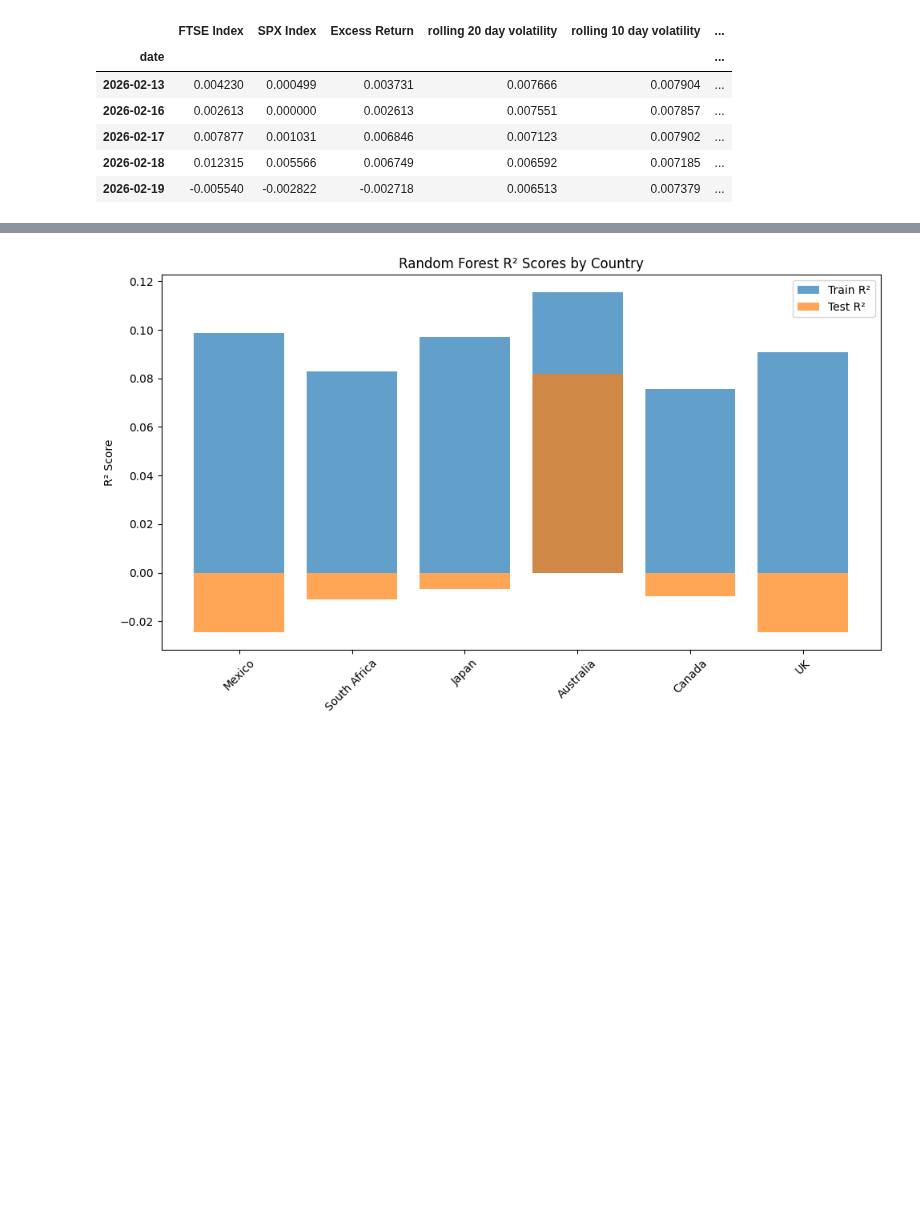
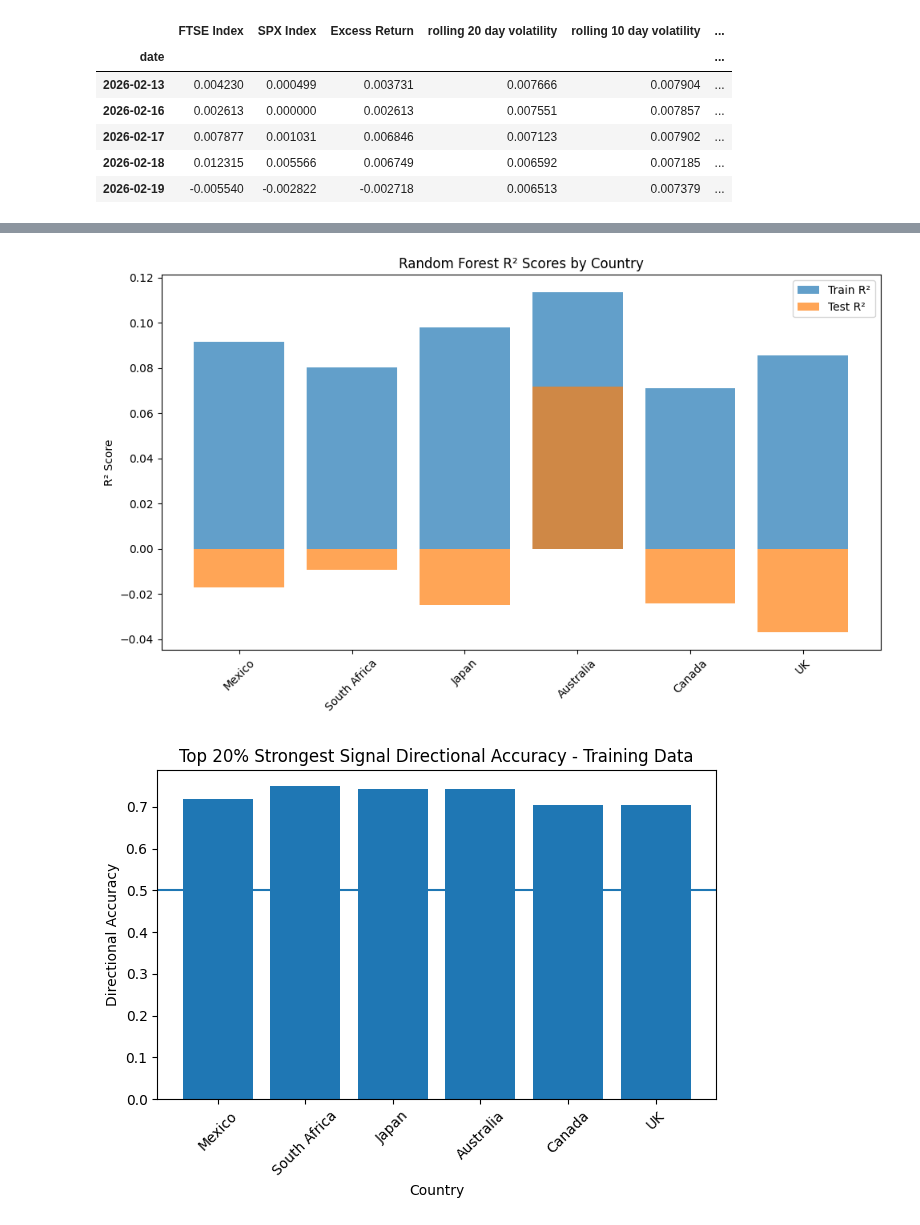
Before and after one commit to AdithSrinivasan/qts-cross-asset-fx, a Jupyter notebook: sandbox/second_regression.ipynb, the cells around one changed output, grey strips where cells are left out. Drawn from its saved outputs; the diff is of its cells as text; code cells hidden in the pictures; blank space fills up the shorter version.

```diff
--- a/sandbox/second_regression.ipynb
+++ b/sandbox/second_regression.ipynb
@@ -389,7 +284,7 @@ def random_forest_model(X_train, y_train, X_test, y_test):
     #print("Test R²:", rf.score(X_test, y_test))
     #predictions = rf.predict(X_test)
     # evaluate_signal(predictions, y_test)
-    print("\n--- Feature Importance Analysis ---")
+    print("\nImportance-Based Feature Selection:")
     importances = pd.Series(
         rf.feature_importances_,
         index=X_train.columns
@@ -422,7 +317,7 @@ def random_forest_model(X_train, y_train, X_test, y_test):
     print("Reduced Test R²:", test_r2)
     dic, strong_accuracies_test = evaluate_signal(predictions_reduced, y_test)
     #evaluate_signal(predictions_reduced, y_test)
-    return predictions_reduced, rf, y_test, train_r2, test_r2, strong_accuracies_train, strong_accuracies_test
+    return predictions_reduced, rf_reduced, y_test, train_r2, test_r2, strong_accuracies_train, strong_accuracies_test
 
 
 def gradient_boost_model(X_train, y_train, X_test, y_test):
@@ -559,12 +822,50 @@ preds.to_csv("../data/rf_predictions.csv")
 # %%
 import matplotlib.pyplot as plt
 plt.figure(figsize=(10, 6))
 plt.bar(train_r2s.keys(), train_r2s.values(), alpha=0.7, label='Train R²')
 plt.bar(test_r2s.keys(), test_r2s.values(), alpha=0.7, label='Test R²')
 plt.ylabel('R² Score')
 plt.title('Random Forest R² Scores by Country')
 plt.xticks(rotation=45)
 plt.legend()
 plt.tight_layout()
+
+# Extract countries and second value from tuple
+countries2 = list(train_accuracies.keys())
+values = [v[0][1] for v in train_accuracies.values()]
+
+# Create bar plot
+plt.figure()
+plt.bar(countries2, values)
+
+plt.xlabel("Country")
+plt.ylabel("Directional Accuracy")
+plt.title("Top 20% Strongest Signal Directional Accuracy - Training Data")
+plt.xticks(rotation=45)
+
+# Optional benchmark line at 0.5
+plt.axhline(0.5)
+
+plt.tight_layout()
+plt.show()
+# Extract countries and second value from tuple
+countries2 = list(test_accuracies.keys())
+values = [v[0][1] for v in test_accuracies.values()]
+
+# Create bar plot
+plt.figure()
+plt.bar(countries2, values)
+
+plt.xlabel("Country")
+plt.ylabel("Directional Accuracy")
+plt.title("Top 20% Strongest Signal Directional Accuracy - Test Data")
+plt.xticks(rotation=45)
+
+# Optional benchmark line at 0.5
+plt.axhline(0.5)
+
+plt.tight_layout()
+plt.show()
 # %% [output]
-[figure, old version]
+[figure, new version]
+[figure, added]
```
Also changed, not shown: parts of 19 cells of this notebook, 1 other file.
